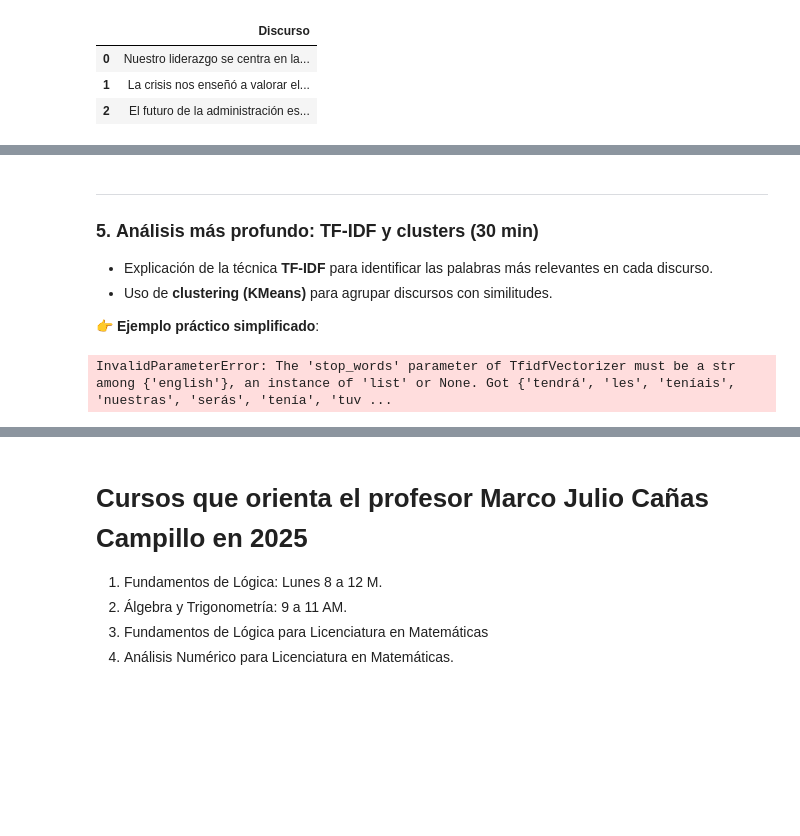
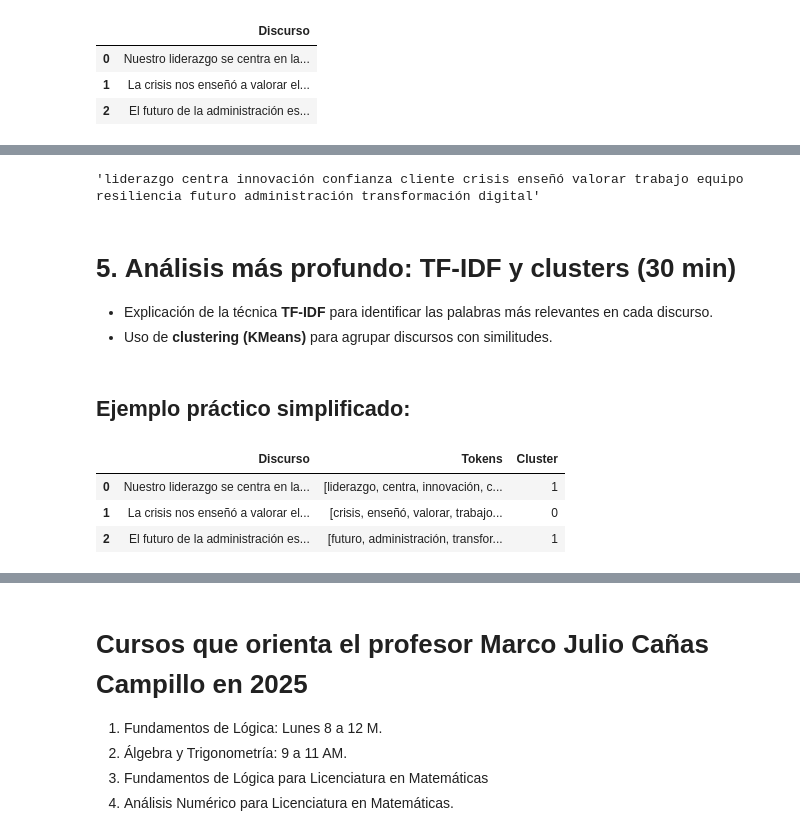
Before and after one commit to marco-canas/linea_invest_didact_math_data, a Jupyter notebook: 1_estrategia_comunicacion/4_jornadas_inv_2025/1_aplicaciones_python_inv_cualitativa/1_analisis_del_discurso/1_analisis_de_discurso.ipynb, the cells around one changed output, grey strips where cells are left out. Saved outputs shown, nothing was run; the diff lists cells and outputs as text; code cells hidden in the pictures; blank space fills up the shorter version.

```diff
--- a/1_estrategia_comunicacion/4_jornadas_inv_2025/1_aplicaciones_python_inv_cualitativa/1_analisis_del_discurso/1_analisis_de_discurso.ipynb
+++ b/1_estrategia_comunicacion/4_jornadas_inv_2025/1_aplicaciones_python_inv_cualitativa/1_analisis_del_discurso/1_analisis_de_discurso.ipynb
@@ -460,25 +517,50 @@ plt.show()
+# %%
+all_words
+# %% [output]
+'liderazgo centra innovación confianza cliente crisis enseñó valorar trabajo equipo resiliencia futuro administración transformación digital'
 # %% [markdown]
 
----
-
-### 5. **Análisis más profundo: TF-IDF y clusters** (30 min)
+# 5. **Análisis más profundo: TF-IDF y clusters** (30 min)
 
 * Explicación de la técnica **TF-IDF** para identificar las palabras más relevantes en cada discurso.
 * Uso de **clustering (KMeans)** para agrupar discursos con similitudes.
-
-👉 **Ejemplo práctico simplificado**:
+# %% [markdown]
+
+## **Ejemplo práctico simplificado**:
 # %%
 from sklearn.feature_extraction.text import TfidfVectorizer
 from sklearn.cluster import KMeans
 
+# Aseguramos que 'stop_words' sea una lista (no un set)
+stop_words = [
+    "a", "al", "algo", "algunos", "como", "con", "contra", "de", "del", "desde", "donde",
+    "el", "ella", "ellas", "ellos", "en", "entre", "era", "eran", "es", "esa", "ese",
+    "eso", "esta", "estas", "este", "estos", "ha", "han", "hay", "la", "las", "le", "les",
+    "lo", "los", "más", "me", "mi", "mis", "mucho", "muy", "no", "nos", "nuestra", "nuestro",
+    "o", "os", "para", "pero", "por", "que", "quien", "se", "sin", "sobre", "su", "sus",
+    "te", "ti", "tus", "tu", "un", "una", "uno", "y", "ya"
+]
+
+# Convertimos los NaN en cadenas vacías
+df["Discurso"] = df["Discurso"].fillna("")
+
+# Creamos el vectorizador con las stopwords personalizadas
 vectorizer = TfidfVectorizer(stop_words=stop_words)
+
+# ✅ Transformamos los textos a la matriz TF-IDF
 X = vectorizer.fit_transform(df["Discurso"])
 
-kmeans = KMeans(n_clusters=2, random_state=42)
+# ✅ Creamos el modelo KMeans
+kmeans = KMeans(n_clusters=2, random_state=42, n_init=10)
+
+# ✅ Etiquetamos los clusters en el DataFrame
 df["Cluster"] = kmeans.fit_predict(X)
 
 df
 # %% [output]
-InvalidParameterError: The 'stop_words' parameter of TfidfVectorizer must be a str among {'english'}, an instance of 'list' or None. Got {'tendrá', 'les', 'teníais', 'nuestras', 'serás', 'tenía', 'tuv ...
+|  | Discurso | Tokens | Cluster |
+| 0 | Nuestro liderazgo se centra en la... | [liderazgo, centra, innovación, c... | 1 |
+| 1 | La crisis nos enseñó a valorar el... | [crisis, enseñó, valorar, trabajo... | 0 |
+| 2 | El futuro de la administración es... | [futuro, administración, transfor... | 1 |
 # %% [markdown]
 
```
Also changed, not shown: parts of 43 cells of this notebook, 15 other files.
